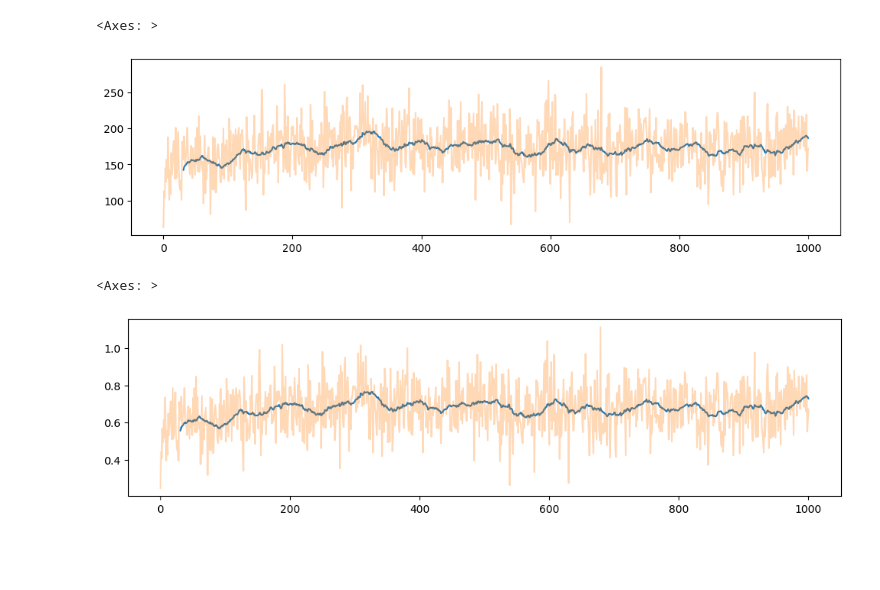
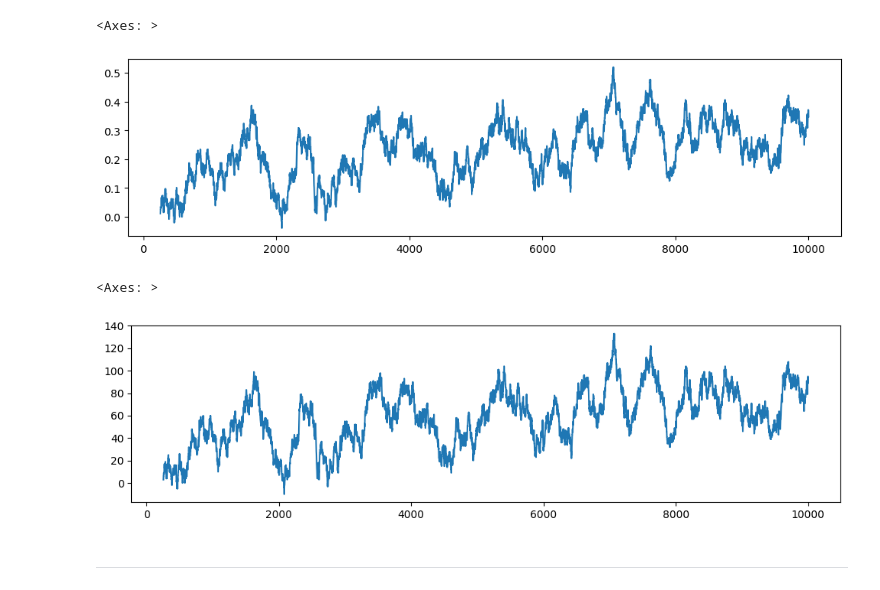
Before and after one commit to vmgustavo/202302-UFMG-RL, a Jupyter notebook: tp1/notebooks/eval_rewards.ipynb, the cells around one changed output. Saved outputs shown, nothing was run; the diff lists cells and outputs as text; code cells hidden in the pictures; blank space fills up the shorter version.

```diff
--- a/tp1/notebooks/eval_rewards.ipynb
+++ b/tp1/notebooks/eval_rewards.ipynb
@@ -2,46 +2,36 @@
 import polars as pl
 import matplotlib.pyplot as plt
 # %%
-rewards = pl.read_csv('../src/episodes_1000__rewards.csv', has_header=False)
+rewards = pl.read_csv('../outputs/n_episodes_10000/20231004T210317/episodes_10000__rewards.csv', has_header=False)
+# %%
+window_size = 256
 # %%
 plt.figure(figsize=(12, 3))
 ax = plt.gca()
 
 (
     rewards
-    .sum(axis=1)
-    .rolling_mean(window_size=32)
+    .to_series()
+    .rolling_mean(window_size=window_size)
     .to_pandas()
     .plot(ax=ax)
 )
-
-(
-    rewards
-    .sum(axis=1)
-    .to_pandas()
-    .plot(ax=ax, alpha=.3)
-)
 # %% [output]
 <Axes: >
-[figure, old version]
+[figure, new version]
 # %%
 plt.figure(figsize=(12, 3))
 ax = plt.gca()
 
 (
     rewards
-    .mean(axis=1)
-    .rolling_mean(window_size=32)
+    .to_series()
+    .rolling_sum(window_size=window_size)
     .to_pandas()
     .plot(ax=ax)
 )
-
-(
-    rewards
-    .mean(axis=1)
-    .to_pandas()
-    .plot(ax=ax, alpha=.3)
-)
 # %% [output]
 <Axes: >
-[figure, old version]
+[figure, new version]
+# %% [markdown]
+---
```
Also changed, not shown: 1 other file.
